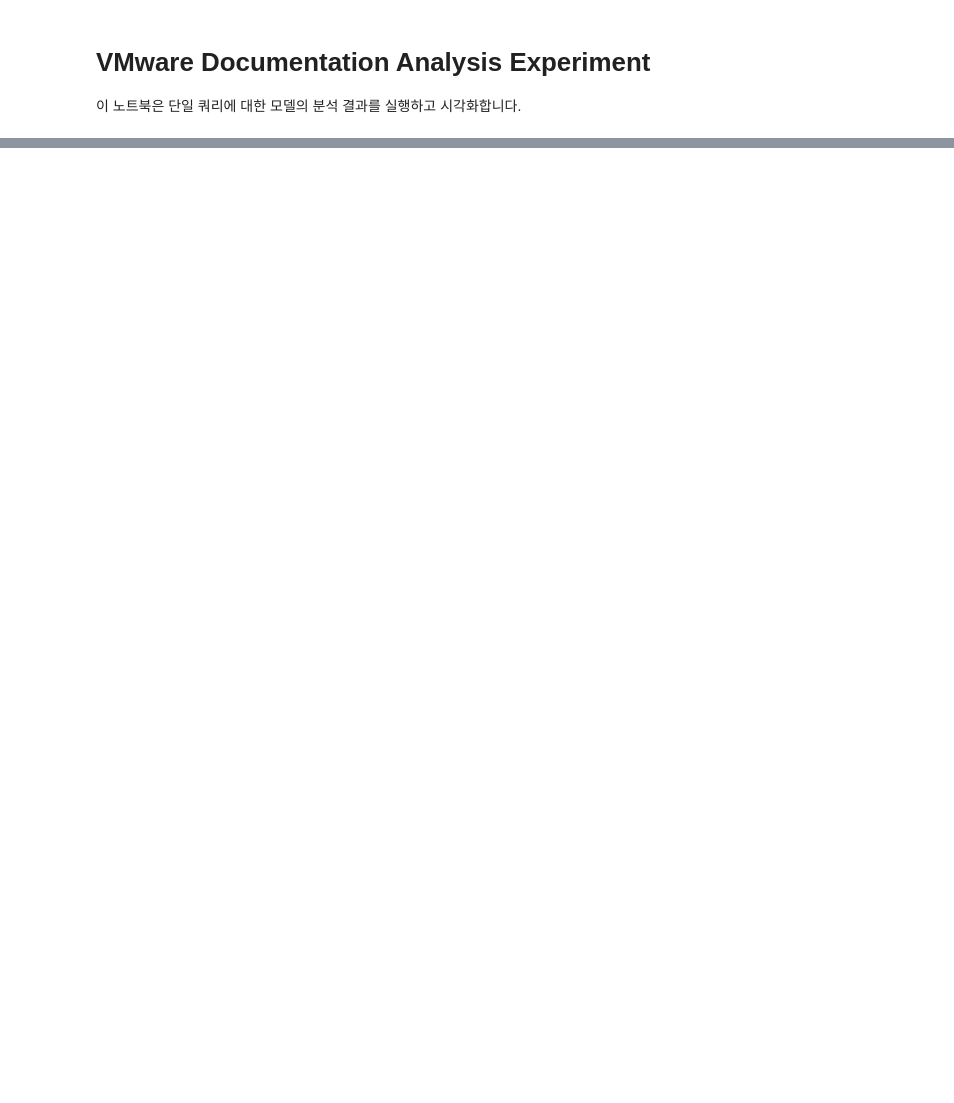
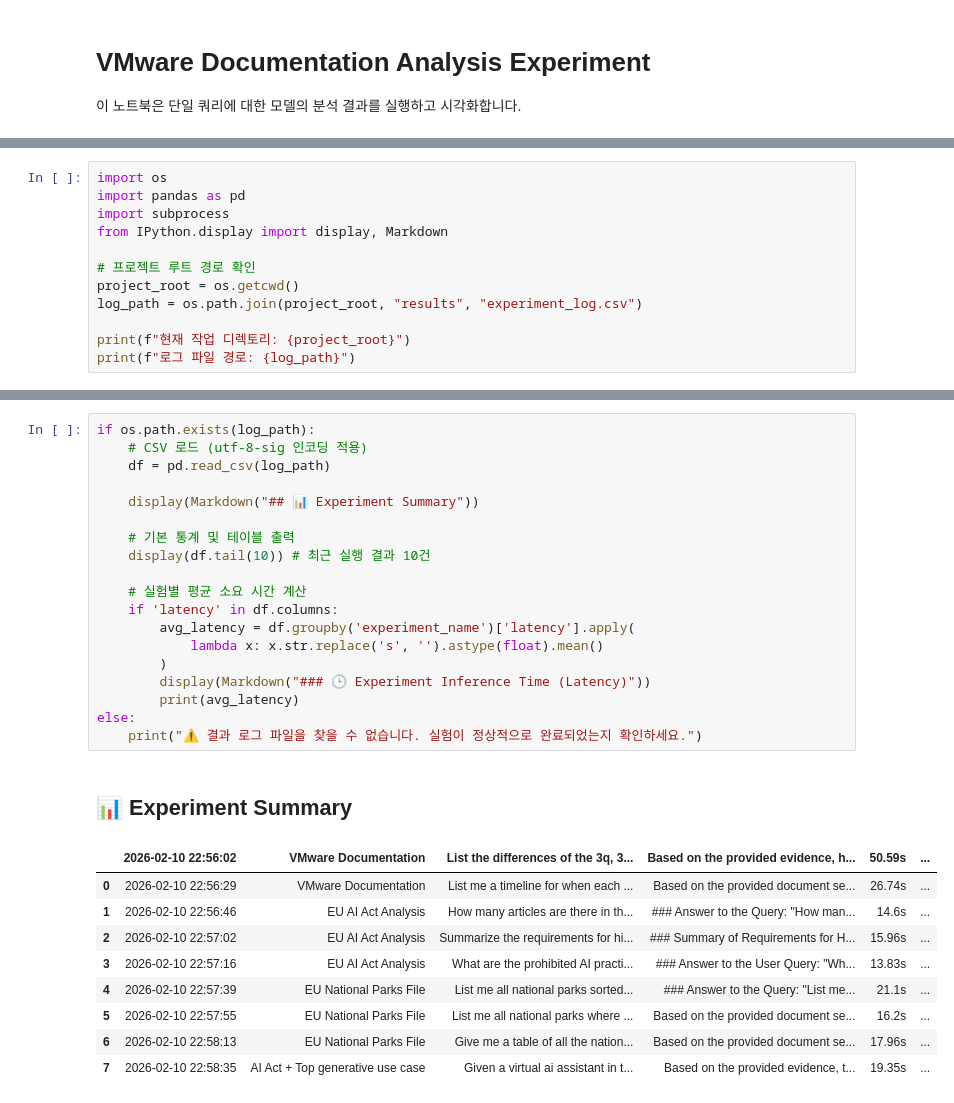
Before and after one commit to WooJiseong/THU-Capstone, a Jupyter notebook: experiment.ipynb, the cells around one changed output, grey strips where cells are left out. Drawn from its saved outputs; the diff is of its cells as text; blank space fills up the shorter version.

```diff
--- a/experiment.ipynb
+++ b/experiment.ipynb
@@ -62,0 +5,12 @@ Total processed chunks: 99
+# %%
+import os
+import pandas as pd
+import subprocess
+from IPython.display import display, Markdown
+
+# 프로젝트 루트 경로 확인
+project_root = os.getcwd()
+log_path = os.path.join(project_root, "results", "experiment_log.csv")
+
+print(f"현재 작업 디렉토리: {project_root}")
+print(f"로그 파일 경로: {log_path}")
@@ -62,0 +74,30 @@ Total processed chunks: 99
+# %%
+if os.path.exists(log_path):
+    # CSV 로드 (utf-8-sig 인코딩 적용)
+    df = pd.read_csv(log_path)
+
+    display(Markdown("## 📊 Experiment Summary"))
+
+    # 기본 통계 및 테이블 출력
+    display(df.tail(10)) # 최근 실행 결과 10건
+
+    # 실험별 평균 소요 시간 계산
+    if 'latency' in df.columns:
+        avg_latency = df.groupby('experiment_name')['latency'].apply(
+            lambda x: x.str.replace('s', '').astype(float).mean()
+        )
+        display(Markdown("### 🕒 Experiment Inference Time (Latency)"))
+        print(avg_latency)
+else:
+    print("⚠️ 결과 로그 파일을 찾을 수 없습니다. 실험이 정상적으로 완료되었는지 확인하세요.")
+# %% [output]
+## 📊 Experiment Summary
+|  | 2026-02-10 22:56:02 | VMware Documentation | List the differences of the 3q, 3... | Based on the provided evidence, h... | 50.59s | ... |
+| 0 | 2026-02-10 22:56:29 | VMware Documentation | List me a timeline for when each ... | Based on the provided document se... | 26.74s | ... |
+| 1 | 2026-02-10 22:56:46 | EU AI Act Analysis | How many articles are there in th... | ### Answer to the Query: "How man... | 14.6s | ... |
+| 2 | 2026-02-10 22:57:02 | EU AI Act Analysis | Summarize the requirements for hi... | ### Summary of Requirements for H... | 15.96s | ... |
+| 3 | 2026-02-10 22:57:16 | EU AI Act Analysis | What are the prohibited AI practi... | ### Answer to the User Query: "Wh... | 13.83s | ... |
+| 4 | 2026-02-10 22:57:39 | EU National Parks File | List me all national parks sorted... | ### Answer to the Query: "List me... | 21.1s | ... |
+| 5 | 2026-02-10 22:57:55 | EU National Parks File | List me all national parks where ... | Based on the provided document se... | 16.2s | ... |
+| 6 | 2026-02-10 22:58:13 | EU National Parks File | Give me a table of all the nation... | Based on the provided document se... | 17.96s | ... |
+| 7 | 2026-02-10 22:58:35 | AI Act + Top generative use case | Given a virtual ai assistant in t... | Based on the provided evidence, t... | 19.35s | ... |
```
Also changed, not shown: parts of 4 cells of this notebook, 14 other files.
